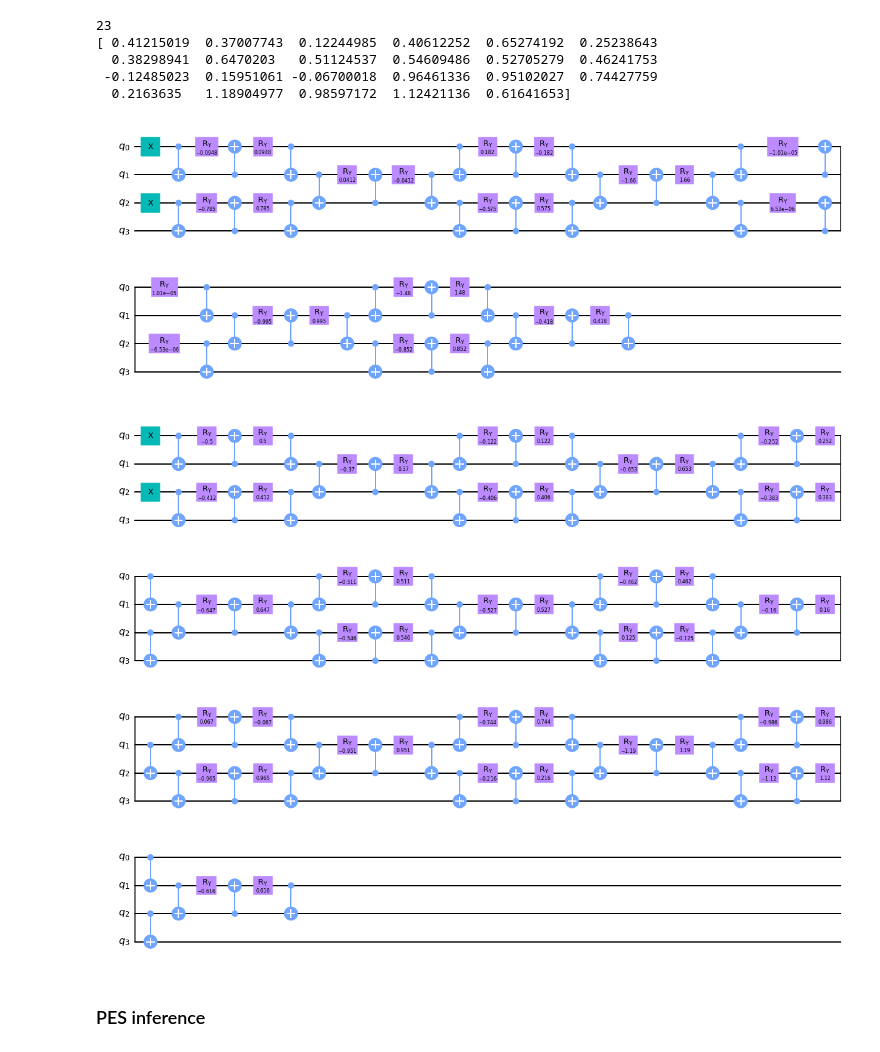
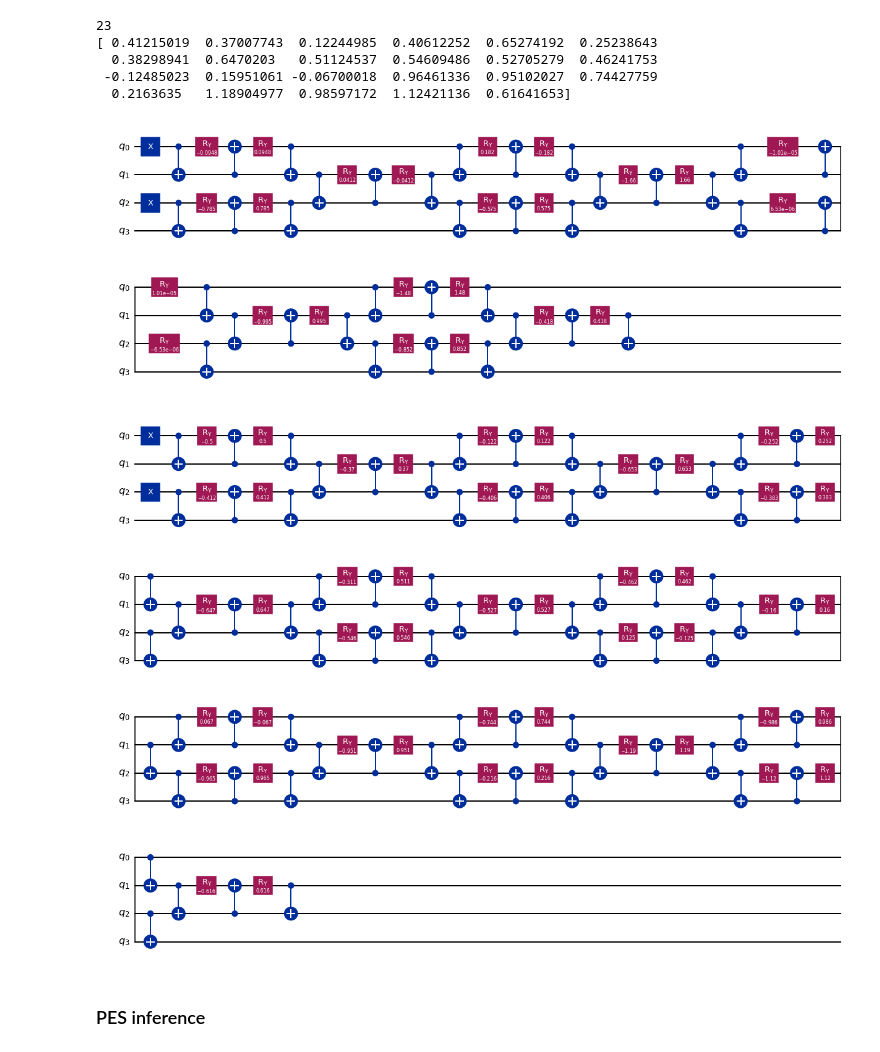
Before and after one commit to yasnishi/qcl_pnc, a Jupyter notebook: H2_PES_Linear.ipynb, the cells around one changed output. Saved outputs shown, nothing was run; the diff lists cells and outputs as text; code cells hidden in the pictures.

```diff
--- a/H2_PES_Linear.ipynb
+++ b/H2_PES_Linear.ipynb
@@ -100,17 +100,17 @@ print(opt_params2)
  -0.12485023  0.15951061 -0.06700018  0.96461336  0.95102027  0.74427759
   0.2163635   1.18904977  0.98597172  1.12421136  0.61641653]
 # %%
-# example of QSC
+# example of model
 qc = QNNcircuit_PNC(num_qubits, X_test[0], reps_pqc, reps, opt_params1)
-qc.draw('mpl')
+qc.draw('mpl',style='iqx')
 # %% [output]
-[figure, old version]
+[figure, new version]
 # %%
-# example of QSC
+# example of model
 qc = QNNcircuit_PNC_linear(num_qubits, X_test[0], reps_pqc, reps, opt_params2)
-qc.draw('mpl')
+qc.draw('mpl',style='iqx')
 # %% [output]
-[figure, old version]
+[figure, new version]
 # %% [markdown]
 ### PES inference
 # %%
```
Also changed, not shown: parts of 6 cells of this notebook, 3 other files.
